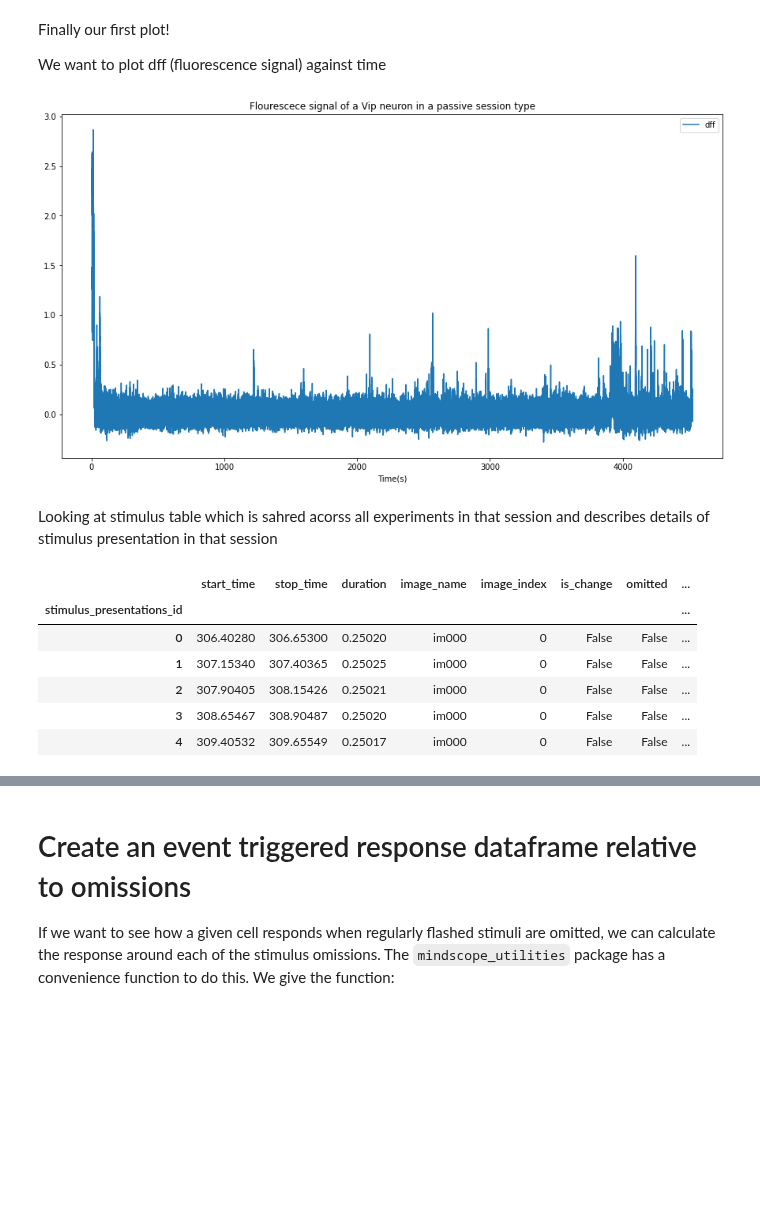
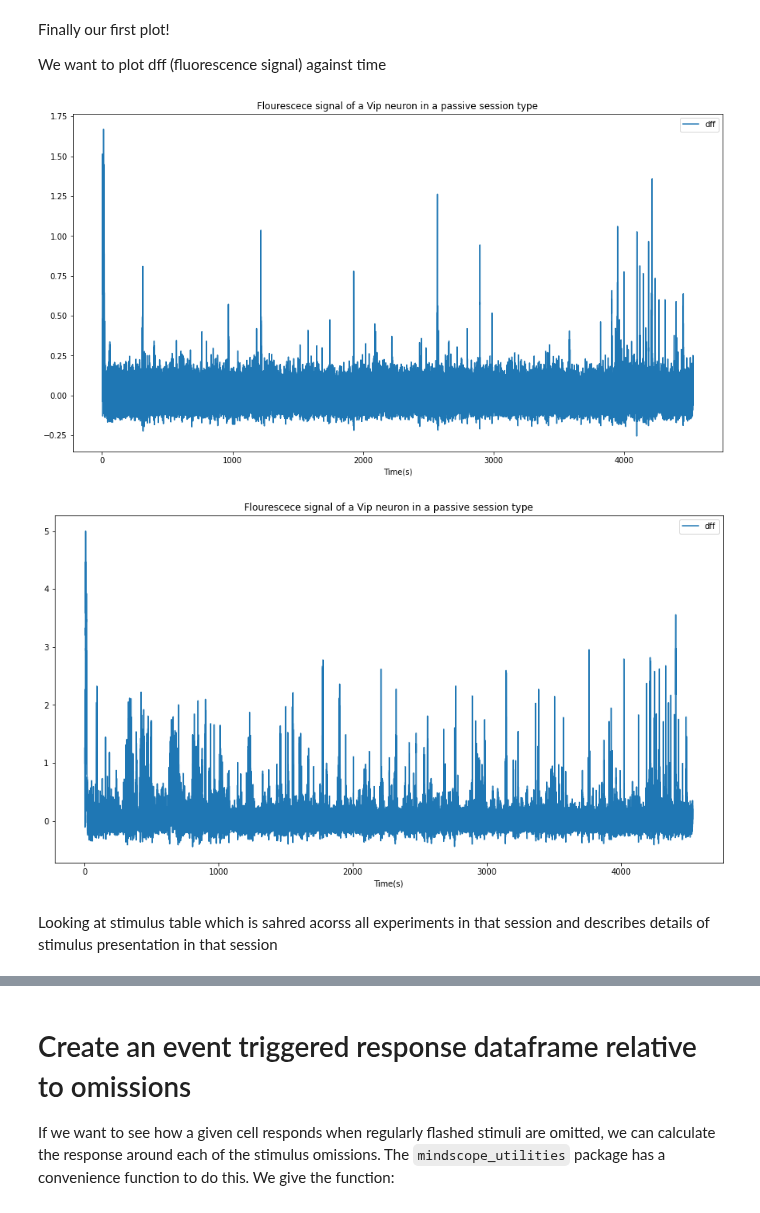
Before and after one commit to MiladQolami/NeuroMatch_2022_group_project, a Jupyter notebook: Coding_Exercise.ipynb, the cells around one changed output, grey strips where cells are left out. Saved outputs shown, nothing was run; the diff lists cells and outputs as text; code cells hidden in the pictures; blank space fills up the shorter version.

```diff
--- a/Coding_Exercise.ipynb
+++ b/Coding_Exercise.ipynb
@@ -184,8 +189,9 @@ plt.imshow(this_mouse_Vip_passive_experiment.max_projection)
 Loading all neural data into a pandas 'tidy' format
 # %%
 this_mouse_Vip_passive_neural_data = ophys.build_tidy_cell_df(this_mouse_Vip_passive_experiment)
-
+this_mouse_Vip_active_neural_data = ophys.build_tidy_cell_df(this_mouse_Vip_active_experiment)
 # How many cells we have?
 print(f'We have: {len(this_mouse_Vip_passive_neural_data.cell_roi_id.unique())} unique cells in this experiment')
+print(f'We have: {len(this_mouse_Vip_active_neural_data.cell_roi_id.unique())} unique cells in this experiment')
 # %% [output]
 We have: 44 unique cells in this experiment
@@ -204,0 +201,12 @@ this_mouse_Vip_passive_neural_data_single_cell.head()
+# %%
+Neuron = 25   # you can change this to see result for different neurons (select a number between 0 to 33)
+
+# Selecting a cell from passive session
+cell_id_passive = this_mouse_Vip_passive_neural_data.cell_roi_id.unique()[Neuron]
+this_mouse_Vip_passive_neural_data_single_cell = this_mouse_Vip_passive_neural_data.query('cell_roi_id == @cell_id_passive')
+this_mouse_Vip_passive_neural_data_single_cell.head()
+
+# Selecting a cell from active session
+cell_id_active = this_mouse_Vip_active_neural_data.cell_roi_id.unique()[Neuron]
+this_mouse_Vip_active_neural_data_single_cell = this_mouse_Vip_active_neural_data.query('cell_roi_id == @cell_id_active')
+this_mouse_Vip_active_neural_data_single_cell.head()
@@ -207,27 +222,28 @@ Finally our first plot!
 
 We want to plot dff (fluorescence signal) against time
 # %%
+# ploting for the passive cell
 this_mouse_Vip_passive_neural_data_single_cell.plot(
     x = 'timestamps',
     y = 'dff'
 )
 plt.xlabel('Time(s)')
 plt.title('Flourescece signal of a Vip neuron in a passive session type')
 # plt.xlim(0,100)       # you can zoon in or out any section fo x axis by
                         # changing the limits of lower and upper boundries (first uncomment)
+
+                        # ploting for the passive cell
+this_mouse_Vip_active_neural_data_single_cell.plot(
+    x = 'timestamps',
+    y = 'dff'
+)
+plt.xlabel('Time(s)')
+plt.title('Flourescece signal of a Vip neuron in a passive session type')
+# plt.xlim(0,100)       # you can zoon in or out any section fo x axis by
+                        # changing the limits of lower and upper boundries (first uncomment)
 plt.show()
 # %% [output]
-[figure, old version]
+[figure, new version]
+[figure, added]
 # %% [markdown]
 Looking at stimulus table which is sahred acorss all experiments in that session and describes details of stimulus presentation in that session
-# %%
-this_mouse_Vip_passive_stimulus_talbe = this_mouse_Vip_passive_experiment.stimulus_presentations
-this_mouse_Vip_passive_stimulus_talbe.head()
-# %% [output]
-|  | start_time | stop_time | duration | image_name | image_index | is_change | omitted | ... |
-| stimulus_presentations_id |  |  |  |  |  |  |  | ... |
-| 0 | 306.40280 | 306.65300 | 0.25020 | im000 | 0 | False | False | ... |
-| 1 | 307.15340 | 307.40365 | 0.25025 | im000 | 0 | False | False | ... |
-| 2 | 307.90405 | 308.15426 | 0.25021 | im000 | 0 | False | False | ... |
-| 3 | 308.65467 | 308.90487 | 0.25020 | im000 | 0 | False | False | ... |
-| 4 | 309.40532 | 309.65549 | 0.25017 | im000 | 0 | False | False | ... |
```
Also changed, not shown: parts of 10 cells of this notebook.
